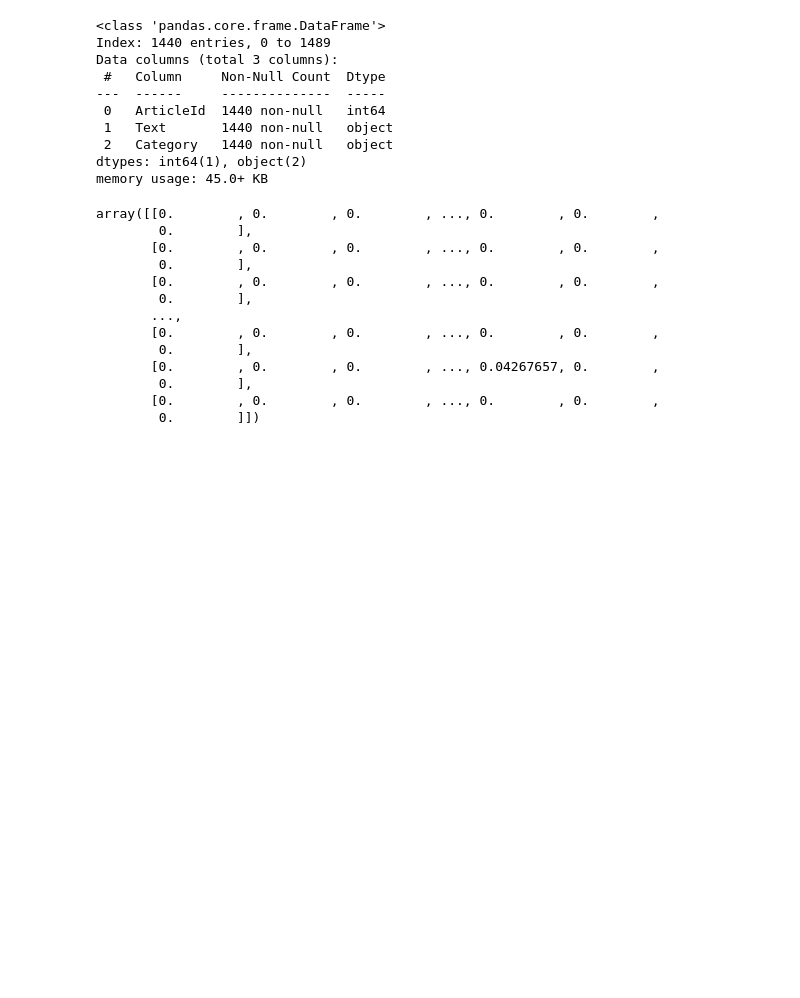
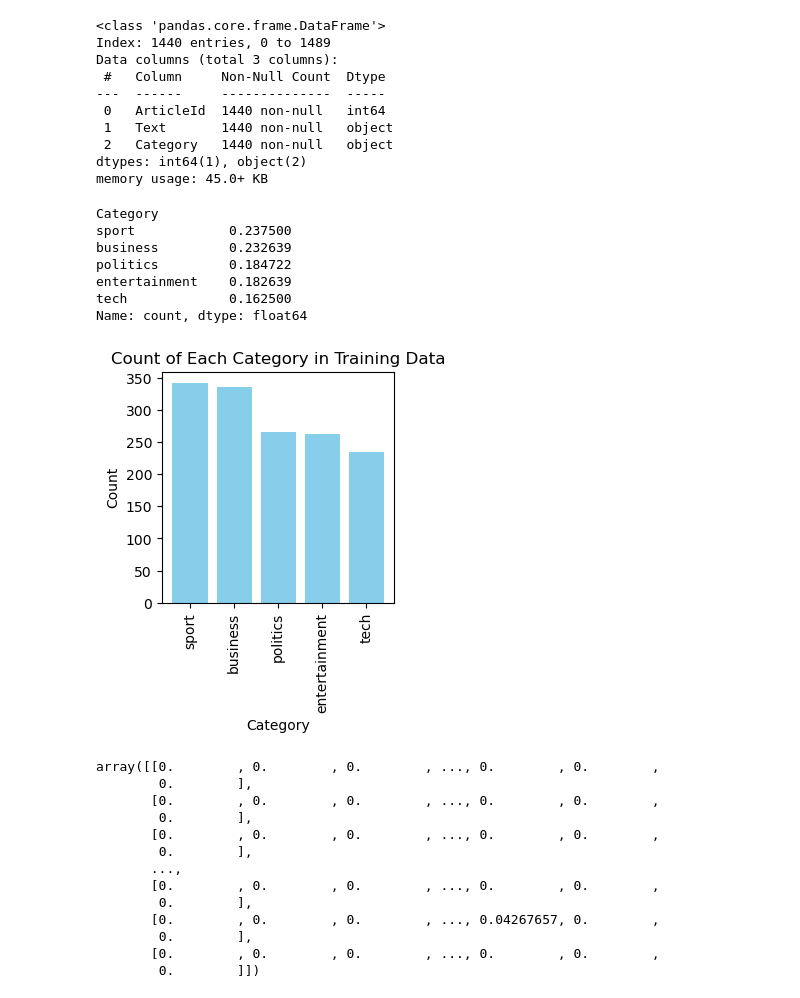
Before and after one commit to FleaBusyBeeBergs/dtsa5510-bbc-news-classification, a Jupyter notebook: second-attempt.ipynb, the cells around one changed output. Drawn from its saved outputs; the diff is of its cells as text; code cells hidden in the pictures; blank space fills up the shorter version.

```diff
--- a/second-attempt.ipynb
+++ b/second-attempt.ipynb
@@ -127,6 +102,29 @@ Data columns (total 3 columns):
  2   Category   1440 non-null   object
 dtypes: int64(1), object(2)
 memory usage: 45.0+ KB
+# %%
+category_counts = train_df['Category'].value_counts()
+category_prop = category_counts / category_counts.sum()
+print(category_prop, '\n')
+
+plt.figure(figsize=(3, 3))
+plt.bar(category_counts.index,
+        category_counts.values,
+        color='skyblue')
+plt.xlabel('Category')
+plt.ylabel('Count')
+plt.title('Count of Each Category in Training Data')
+plt.xticks(rotation=90)
+plt.show()
+# %% [output]
+Category
+sport            0.237500
+business         0.232639
+politics         0.184722
+entertainment    0.182639
+tech             0.162500
+Name: count, dtype: float64
+[figure, added]
 # %%
 vectorizer = (TfidfVectorizer(tokenizer = tokenize,
                               stop_words = None,
```
Also changed, not shown: parts of 15 cells of this notebook, 1 other file.
